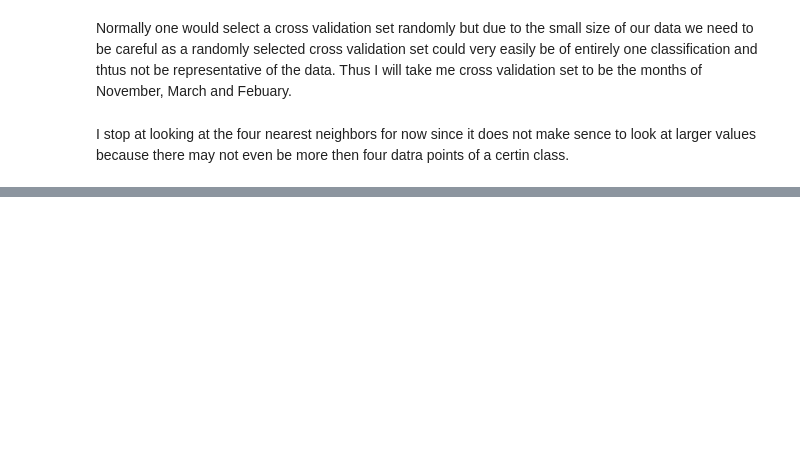
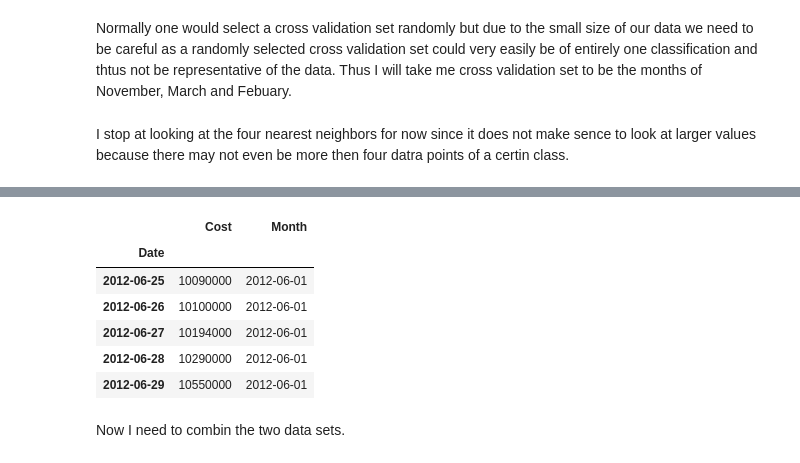
Before and after one commit to AdamJacoby/Kol_Market_Data, a Jupyter notebook: Kol_Data.ipynb, the cells around one changed output, grey strips where cells are left out. Saved outputs shown, nothing was run; the diff lists cells and outputs as text; code cells hidden in the pictures; blank space fills up the shorter version.

```diff
--- a/Kol_Data.ipynb
+++ b/Kol_Data.ipynb
@@ -344,0 +303,17 @@ Produce_Graphs(data,50)
+# %%
+data = pd.read_csv('MrA.txt', delimiter='\t')
+data['Date']=data['Date'].apply(lambda x:dt.datetime.strptime(str(x), "%Y-%m-%d"))
+data['Month']=data['Date'].apply(lambda x: x.replace(day=1))
+data.index = data['Date']
+del data['Date']
+data.head()
+# %% [output]
+|  | Cost | Month |
+| Date |  |  |
+| 2012-06-25 | 10090000 | 2012-06-01 |
+| 2012-06-26 | 10100000 | 2012-06-01 |
+| 2012-06-27 | 10194000 | 2012-06-01 |
+| 2012-06-28 | 10290000 | 2012-06-01 |
+| 2012-06-29 | 10550000 | 2012-06-01 |
+# %% [markdown]
+Now I need to combin the two data sets.
```
Also changed, not shown: parts of 62 cells of this notebook, 10 other files.
